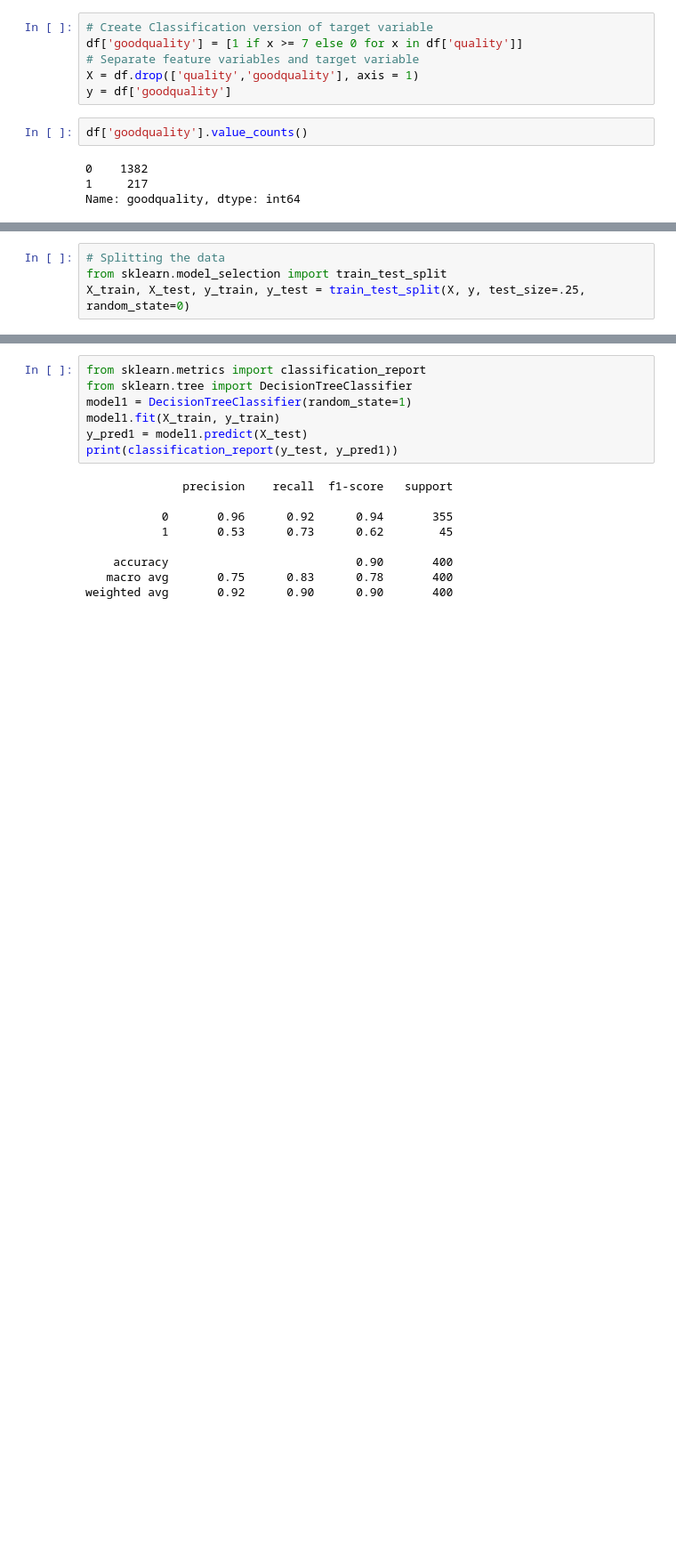
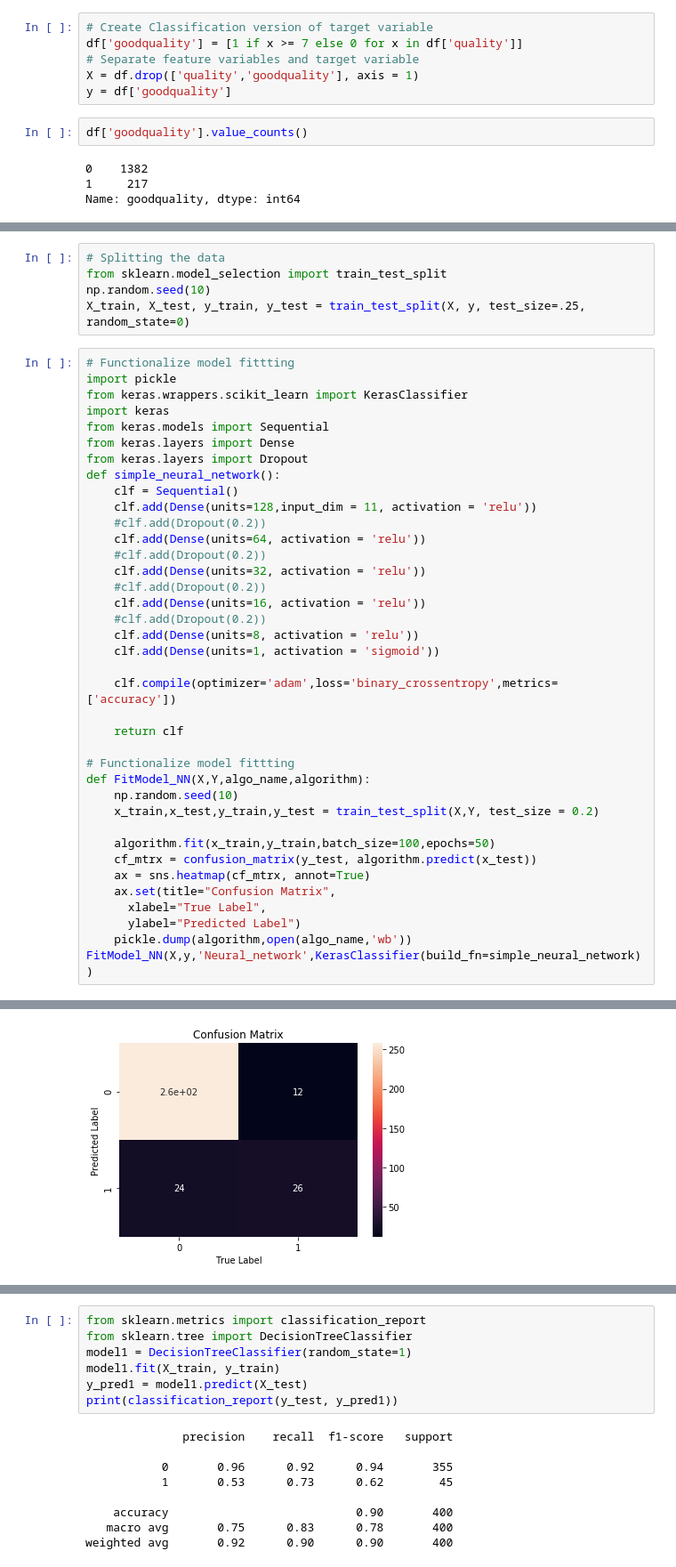
Before and after one commit to icyguy64/Red-Wine-Quality, a Jupyter notebook: notebook.ipynb, the cells around one changed output, grey strips where cells are left out. Shown: that part at 89% size. Drawn from its saved outputs; the diff is of its cells as text; blank space fills up the shorter version.

```diff
--- a/notebook.ipynb
+++ b/notebook.ipynb
@@ -71,4 +114,44 @@ X = StandardScaler().fit_transform(X)
 # %%
 # Splitting the data
 from sklearn.model_selection import train_test_split
+np.random.seed(10)
 X_train, X_test, y_train, y_test = train_test_split(X, y, test_size=.25, random_state=0)
+# %%
+# Functionalize model fittting
+import pickle
+from keras.wrappers.scikit_learn import KerasClassifier
+import keras
+from keras.models import Sequential
+from keras.layers import Dense
+from keras.layers import Dropout
+def simple_neural_network():
+    clf = Sequential()
+    clf.add(Dense(units=128,input_dim = 11, activation = 'relu'))
+    #clf.add(Dropout(0.2))
+    clf.add(Dense(units=64, activation = 'relu'))
+    #clf.add(Dropout(0.2))
+    clf.add(Dense(units=32, activation = 'relu'))
+    #clf.add(Dropout(0.2))
+    clf.add(Dense(units=16, activation = 'relu'))
+    #clf.add(Dropout(0.2))
+    clf.add(Dense(units=8, activation = 'relu'))
+    clf.add(Dense(units=1, activation = 'sigmoid'))
+
+    clf.compile(optimizer='adam',loss='binary_crossentropy',metrics=['accuracy'])
+
+    return clf
+
+# Functionalize model fittting
+def FitModel_NN(X,Y,algo_name,algorithm):
+    np.random.seed(10)
+    x_train,x_test,y_train,y_test = train_test_split(X,Y, test_size = 0.2)
+
+    algorithm.fit(x_train,y_train,batch_size=100,epochs=50)
+    cf_mtrx = confusion_matrix(y_test, algorithm.predict(x_test))
+    ax = sns.heatmap(cf_mtrx, annot=True)
+    ax.set(title="Confusion Matrix",
+      xlabel="True Label",
+      ylabel="Predicted Label")
+    pickle.dump(algorithm,open(algo_name,'wb'))
+FitModel_NN(X,y,'Neural_network',KerasClassifier(build_fn=simple_neural_network))
+# %% [output]
@@ -74,0 +175 @@ X_train, X_test, y_train, y_test = train_test_split(X, y, test_size=.25, random_
+[figure, added]
```
Also changed, not shown: parts of 15 cells of this notebook, 10 other files.
